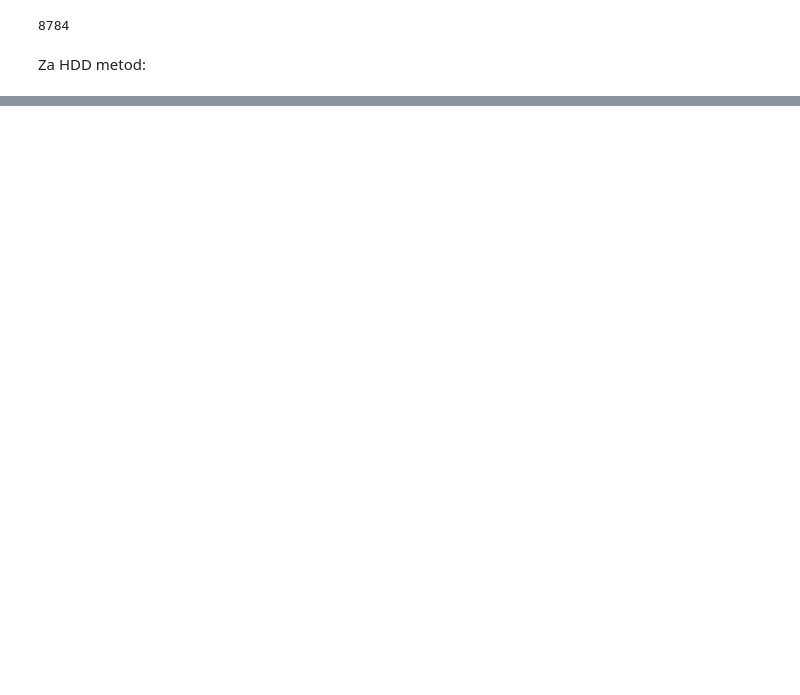
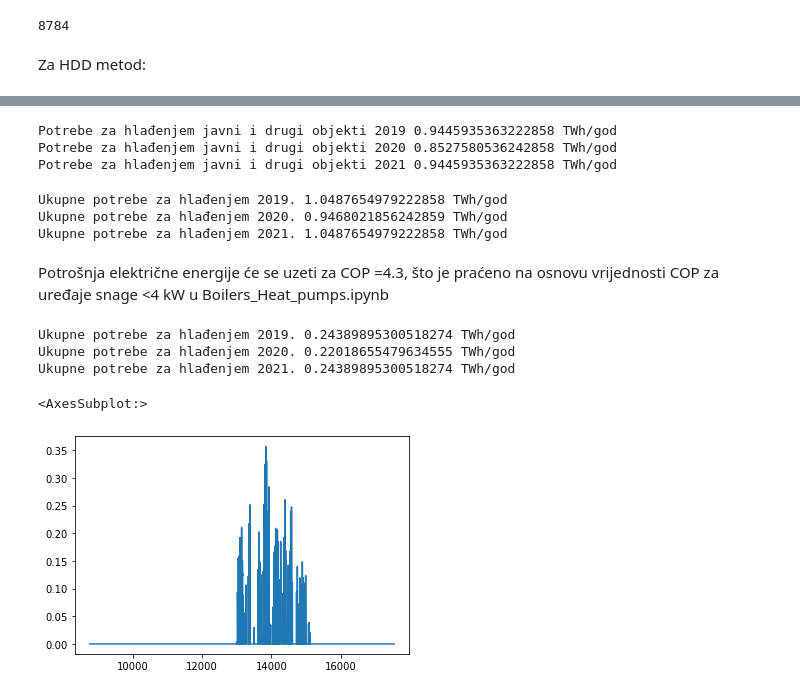
Before and after one commit to ehlimana/Electricity-analysis, a Jupyter notebook: Heat_demand.ipynb, the cells around one changed output, grey strips where cells are left out. Saved outputs shown, nothing was run; the diff lists cells and outputs as text; code cells hidden in the pictures; blank space fills up the shorter version.

```diff
--- a/Heat_demand.ipynb
+++ b/Heat_demand.ipynb
@@ -1384,0 +1399,4 @@ CDD distribucija:
+# %%
+CDD_2019[["YEAR","MO","DY","HR"]]=temp_cities[temp_cities["YEAR"]==2019][["YEAR","MO","DY","HR"]]
+CDD_2020[["YEAR","MO","DY","HR"]]=temp_cities[temp_cities["YEAR"]==2020][["YEAR","MO","DY","HR"]]
+CDD_2021[["YEAR","MO","DY","HR"]]=temp_cities[temp_cities["YEAR"]==2021][["YEAR","MO","DY","HR"]]
@@ -1384,0 +1451,34 @@ CDD distribucija:
+# %%
+per_building=200 #W/m2
+area=(2868181+939842+505714+686371+2495033+1457588+9075438)#m2
+area_with_other_buildings=1.2*area #m2
+partial_area=area_with_other_buildings*0.5
+average_hour=((9.7+9.5+13.4+10.6+10.4+11.3+20)/7)*0.5
+cooling_load_2019=(partial_area*per_building*average_hour*72)/1000000000000
+cooling_load_2020=(partial_area*per_building*average_hour*65)/1000000000000
+cooling_load_2021=(partial_area*per_building*average_hour*72)/1000000000000
+print("Potrebe za hlađenjem javni i drugi objekti 2019",cooling_load_2019,"TWh/god")
+print("Potrebe za hlađenjem javni i drugi objekti 2020",cooling_load_2020,"TWh/god")
+print("Potrebe za hlađenjem javni i drugi objekti 2021",cooling_load_2021,"TWh/god")
+# %% [output]
+Potrebe za hlađenjem javni i drugi objekti 2019 0.9445935363222858 TWh/god
+Potrebe za hlađenjem javni i drugi objekti 2020 0.8527580536242858 TWh/god
+Potrebe za hlađenjem javni i drugi objekti 2021 0.9445935363222858 TWh/god
+# %%
+print("Ukupne potrebe za hlađenjem 2019.",household_cooling_2019+cooling_load_2019,"TWh/god")
+print("Ukupne potrebe za hlađenjem 2020.",household_cooling_2020+cooling_load_2020,"TWh/god")
+print("Ukupne potrebe za hlađenjem 2021.",household_cooling_2021+cooling_load_2021,"TWh/god")
+# %% [output]
+Ukupne potrebe za hlađenjem 2019. 1.0487654979222858 TWh/god
+Ukupne potrebe za hlađenjem 2020. 0.9468021856242859 TWh/god
+Ukupne potrebe za hlađenjem 2021. 1.0487654979222858 TWh/god
+# %% [markdown]
+Potrošnja električne energije će se uzeti za COP =4.3, što je praćeno na osnovu vrijednosti COP za uređaje snage <4 kW u Boilers_Heat_pumps.ipynb
+# %%
+print("Ukupne potrebe za hlađenjem 2019.",(household_cooling_2019+cooling_load_2019)/4.3,"TWh/god")
+print("Ukupne potrebe za hlađenjem 2020.",(household_cooling_2020+cooling_load_2020)/4.3,"TWh/god")
+print("Ukupne potrebe za hlađenjem 2021.",(household_cooling_2021+cooling_load_2021)/4.3,"TWh/god")
+# %% [output]
+Ukupne potrebe za hlađenjem 2019. 0.24389895300518274 TWh/god
+Ukupne potrebe za hlađenjem 2020. 0.22018655479634555 TWh/god
+Ukupne potrebe za hlađenjem 2021. 0.24389895300518274 TWh/god
@@ -1384,0 +1488,5 @@ CDD distribucija:
+# %%
+CDD_2020["CDD"].plot()
+# %% [output]
+<AxesSubplot:>
+[figure, added]
```
Also changed, not shown: parts of 33 cells of this notebook, 14 other files.
